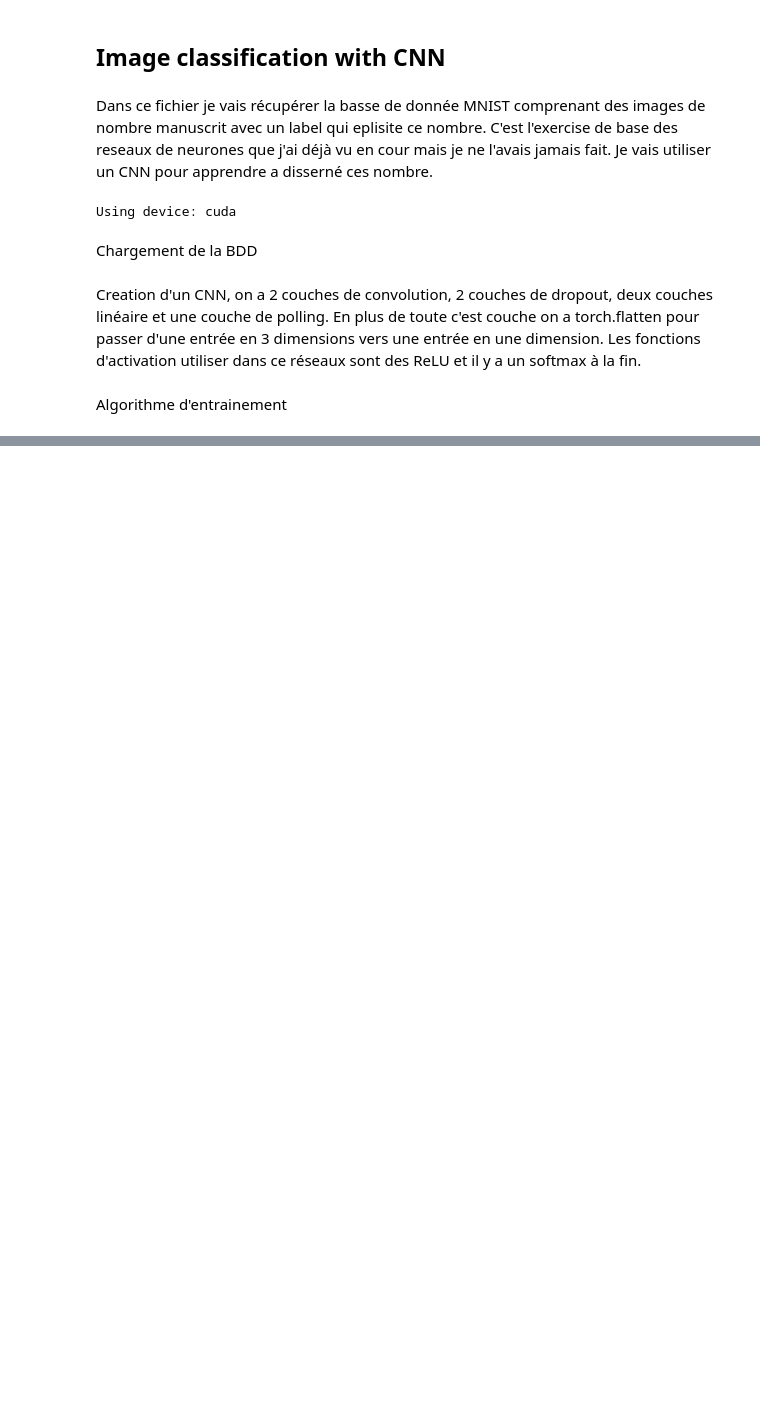
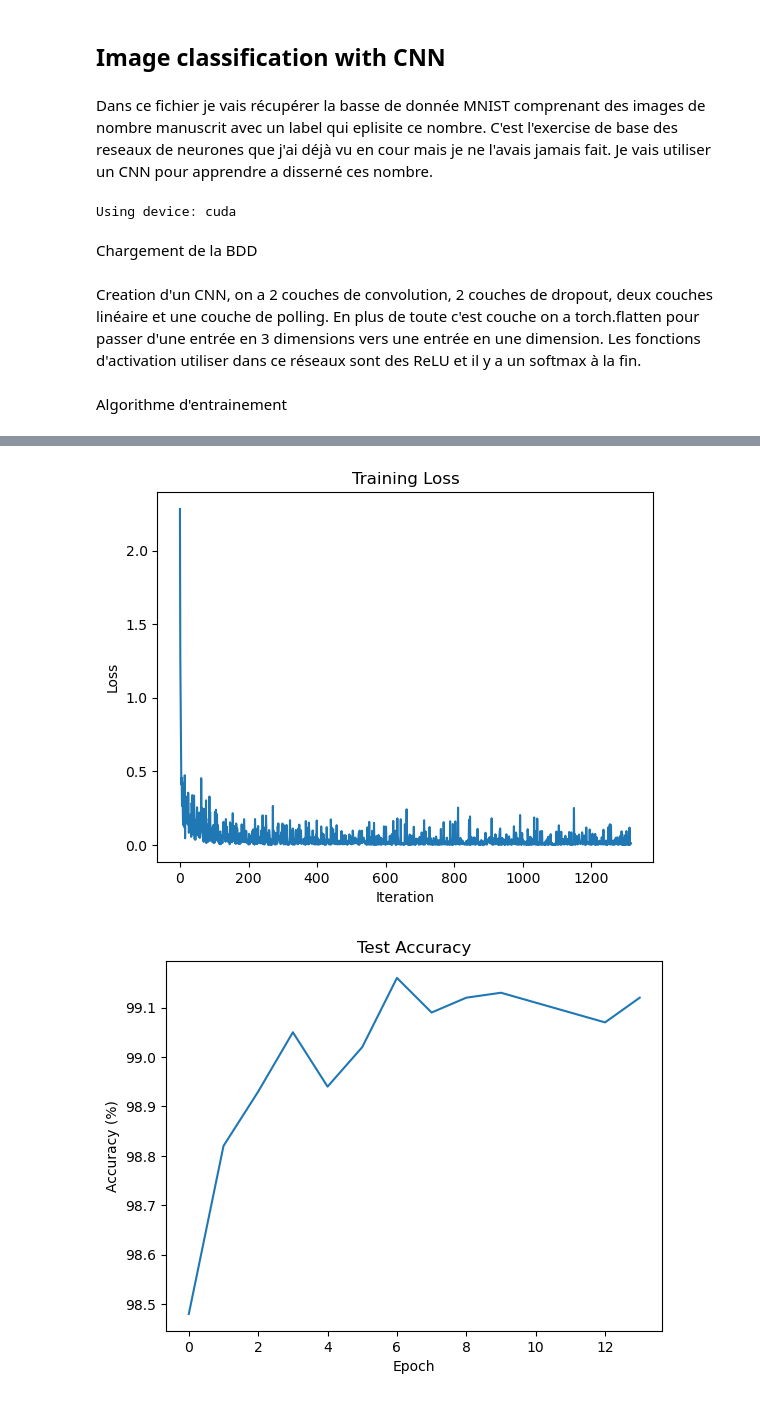
Before and after one commit to MerlinLedoux/Digit_Identification_with_CNN, a Jupyter notebook: nbr_class.ipynb, the cells around one changed output, grey strips where cells are left out. Drawn from its saved outputs; the diff is of its cells as text; code cells hidden in the pictures; blank space fills up the shorter version.

```diff
--- a/nbr_class.ipynb
+++ b/nbr_class.ipynb
@@ -135,6 +142,9 @@ model = Net().to(device)
 optimizer = optim.Adadelta(model.parameters(), lr=lr)
 scheduler = StepLR(optimizer, step_size=1, gamma=gamma)
 
+train_losses = []
+test_losses = []
+accuracies = []
 
 # Boucle d'entraînement
 for epoch in range(1, epochs + 1):
@@ -166,0 +177,19 @@ Test set: Average loss: 0.0271, Accuracy: 9914/10000 (99%)
+# %%
+import matplotlib.pyplot as plt
+
+plt.figure()
+plt.plot(train_losses)
+plt.title("Training Loss")
+plt.xlabel("Iteration")
+plt.ylabel("Loss")
+plt.show()
+
+plt.figure()
+plt.plot(accuracies)
+plt.title("Test Accuracy")
+plt.xlabel("Epoch")
+plt.ylabel("Accuracy (%)")
+plt.show()
+# %% [output]
+[figure, added]
+[figure, added]
```
Also changed, not shown: parts of 5 cells of this notebook, 1 other file.
